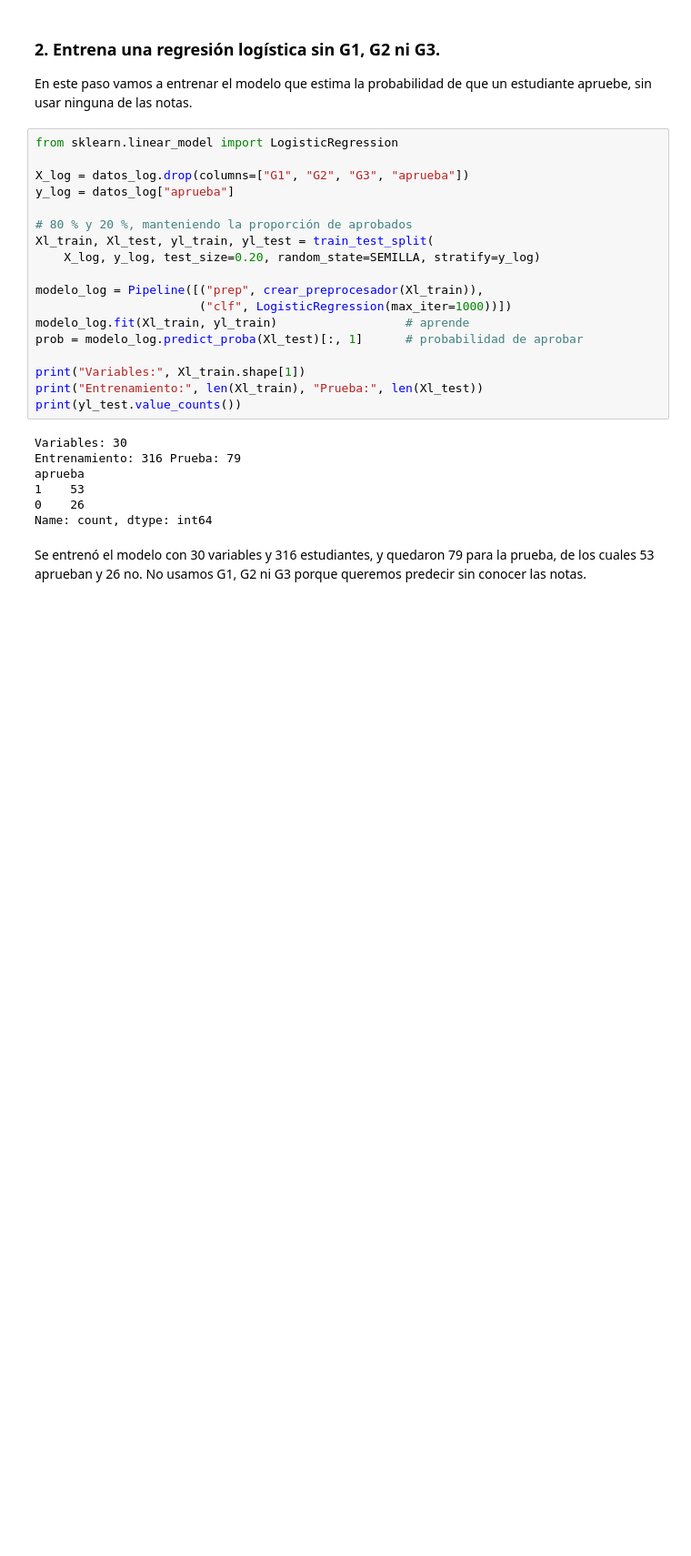
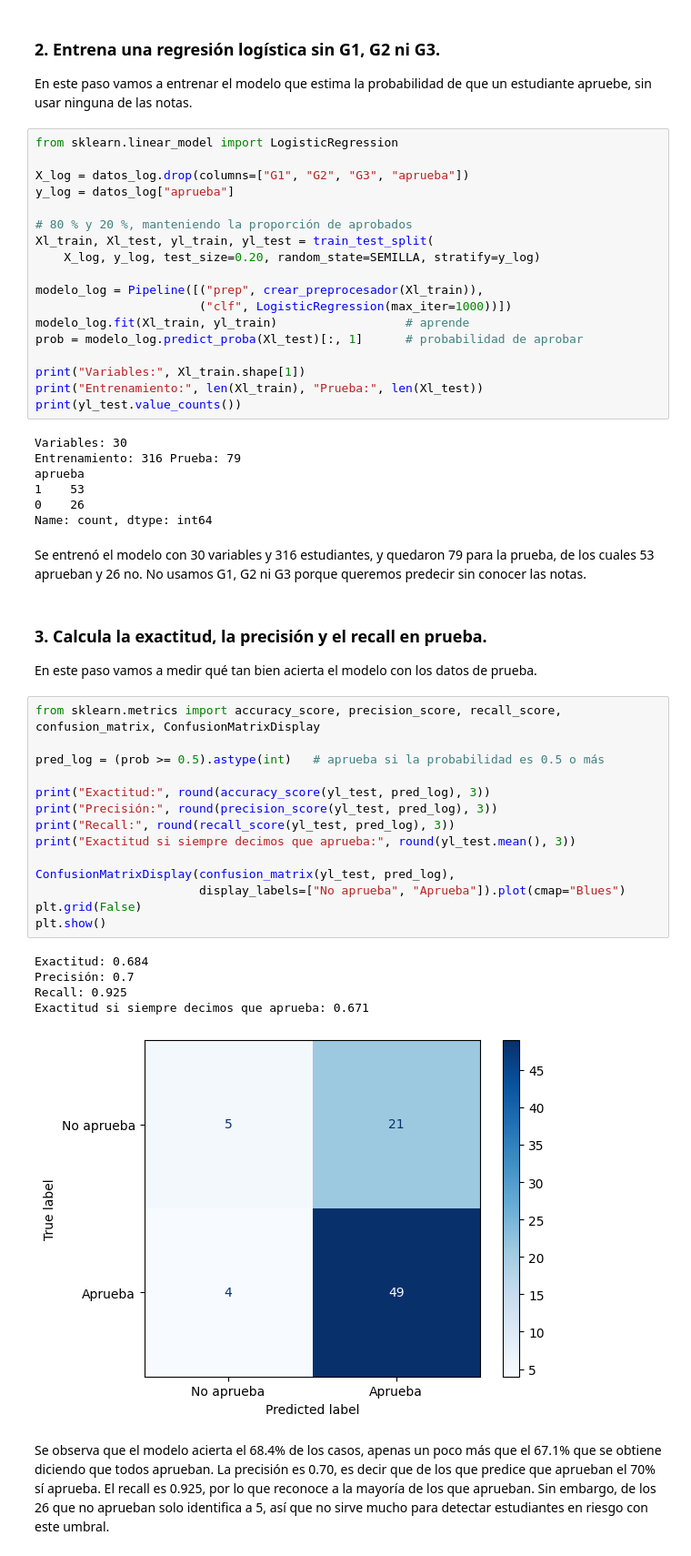
Before and after one commit to mariomartinez1313-ship-it/ProyectoP1-GrupoC, a Jupyter notebook: ProyectoP1_ELNO4_2_GrupoC.ipynb, the cells around one changed output. Shown at 91% size. Cells and saved outputs as stored; diff of their text form; blank space fills up the shorter version.

Commit message:
Se calculan las métricas en la prueba y se revisa la matriz de confusión

```diff
--- a/ProyectoP1_ELNO4_2_GrupoC.ipynb
+++ b/ProyectoP1_ELNO4_2_GrupoC.ipynb
@@ -611,3 +611,28 @@ aprueba
 Name: count, dtype: int64
 # %% [markdown]
 Se entrenó el modelo con 30 variables y 316 estudiantes, y quedaron 79 para la prueba, de los cuales 53 aprueban y 26 no. No usamos G1, G2 ni G3 porque queremos predecir sin conocer las notas.
+# %% [markdown]
+### 3. Calcula la exactitud, la precisión y el recall en prueba.
+En este paso vamos a medir qué tan bien acierta el modelo con los datos de prueba.
+# %%
+from sklearn.metrics import accuracy_score, precision_score, recall_score, confusion_matrix, ConfusionMatrixDisplay
+
+pred_log = (prob >= 0.5).astype(int)   # aprueba si la probabilidad es 0.5 o más
+
+print("Exactitud:", round(accuracy_score(yl_test, pred_log), 3))
+print("Precisión:", round(precision_score(yl_test, pred_log), 3))
+print("Recall:", round(recall_score(yl_test, pred_log), 3))
+print("Exactitud si siempre decimos que aprueba:", round(yl_test.mean(), 3))
+
+ConfusionMatrixDisplay(confusion_matrix(yl_test, pred_log),
+                       display_labels=["No aprueba", "Aprueba"]).plot(cmap="Blues")
+plt.grid(False)
+plt.show()
+# %% [output]
+Exactitud: 0.684
+Precisión: 0.7
+Recall: 0.925
+Exactitud si siempre decimos que aprueba: 0.671
+[figure, added]
+# %% [markdown]
+Se observa que el modelo acierta el 68.4% de los casos, apenas un poco más que el 67.1% que se obtiene diciendo que todos aprueban. La precisión es 0.70, es decir que de los que predice que aprueban el 70% sí aprueba. El recall es 0.925, por lo que reconoce a la mayoría de los que aprueban. Sin embargo, de los 26 que no aprueban solo identifica a 5, así que no sirve mucho para detectar estudiantes en riesgo con este umbral.
```
